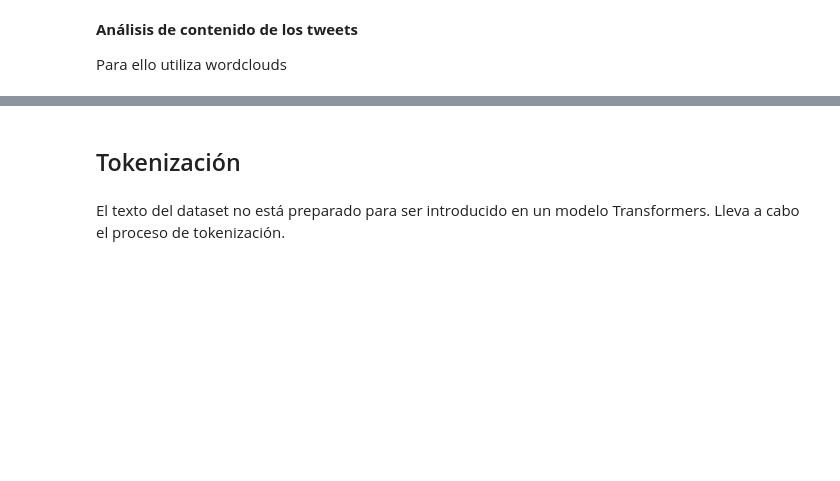
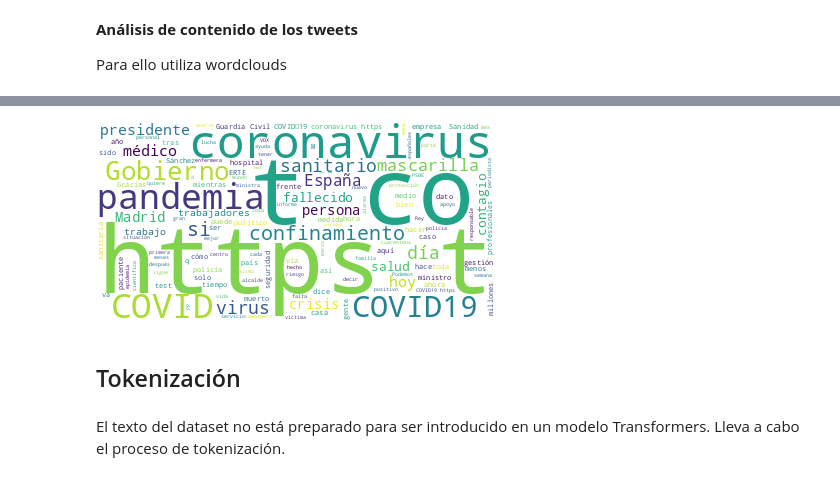
Before and after one commit to ivanrnarvaez/text_mining, a Jupyter notebook: NARVAEZ_BARREIROS_IVAN_RICARDO_Ejercicio1.ipynb, the cells around one changed output, grey strips where cells are left out. Drawn from its saved outputs; the diff is of its cells as text; code cells hidden in the pictures; blank space fills up the shorter version.

```diff
--- a/NARVAEZ_BARREIROS_IVAN_RICARDO_Ejercicio1.ipynb
+++ b/NARVAEZ_BARREIROS_IVAN_RICARDO_Ejercicio1.ipynb
@@ -186,3 +290,8 @@ Para ello utiliza wordclouds
+# %%
+wordcloud.generate(txt_cat1)
+wordcloud.to_image()
+# %% [output]
+[figure, added]
 # %% [markdown]
 ## Tokenización
 # %% [markdown]
```
Also changed, not shown: parts of 16 cells of this notebook.
